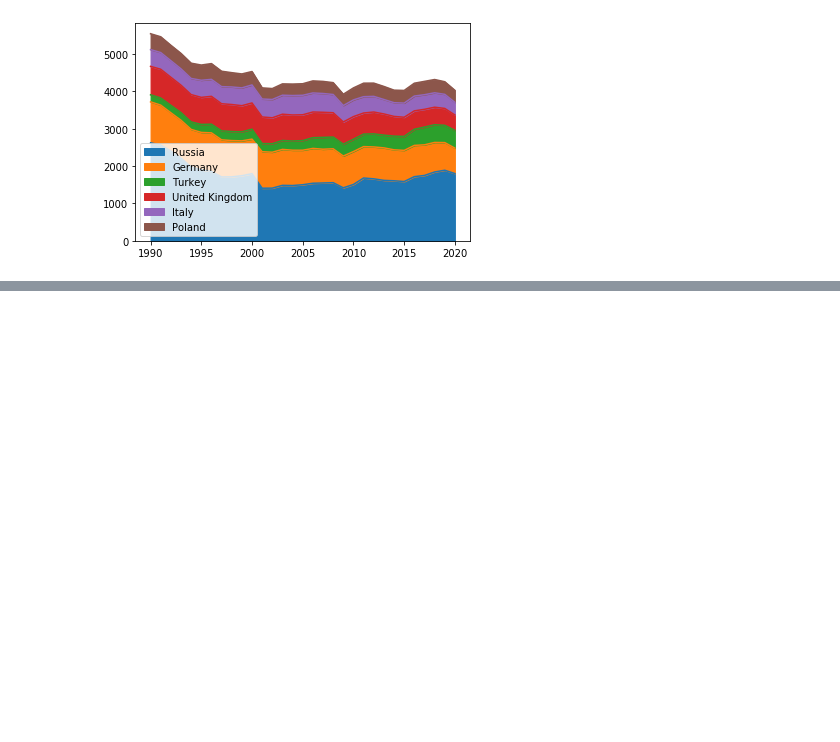
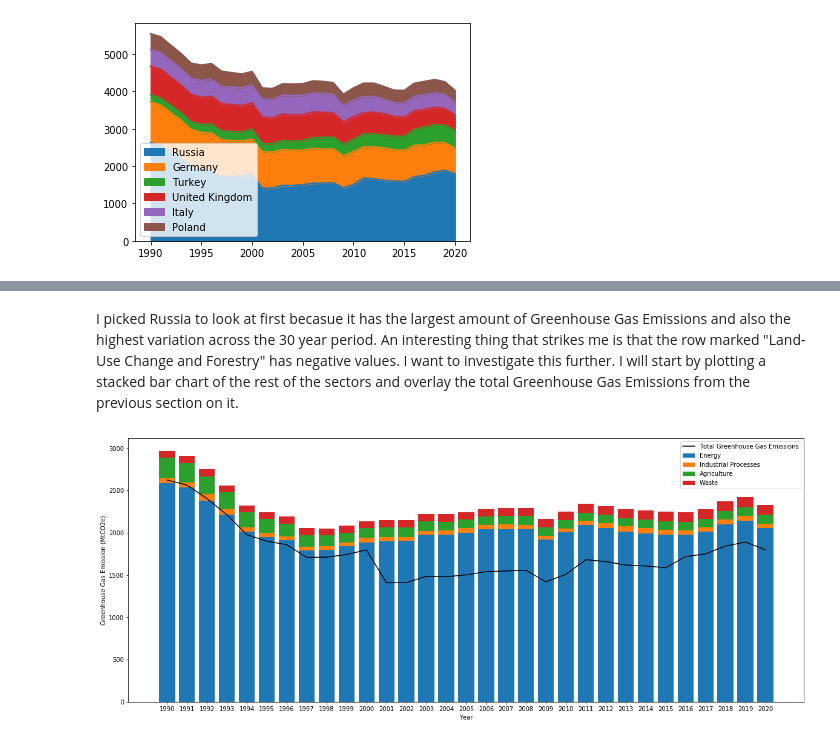
Before and after one commit to JamieHoughton1/JamiesProjects, a Jupyter notebook: ClimateWatchData/EuropeAndCentralAsiaData1990-2020.ipynb, the cells around one changed output, grey strips where cells are left out. Drawn from its saved outputs; the diff is of its cells as text; code cells hidden in the pictures; blank space fills up the shorter version.

```diff
--- a/ClimateWatchData/EuropeAndCentralAsiaData1990-2020.ipynb
+++ b/ClimateWatchData/EuropeAndCentralAsiaData1990-2020.ipynb
@@ -76,0 +79,4 @@ stackedPlotData_Transposed.plot.area()
+# %%
+russia = pd.read_csv('/Users/jamiehoughton/JamiesProjects/ghg-emissions-russia.csv')
+
+print(russia.head())
@@ -76,0 +101,22 @@ stackedPlotData_Transposed.plot.area()
+# %% [markdown]
+I picked Russia to look at first becasue it has the largest amount of Greenhouse Gas Emissions and also the highest variation across the 30 year period. An interesting thing that strikes me is that the row marked "Land-Use Change and Forestry" has negative values. I want to investigate this further. I will start by plotting a stacked bar chart of the rest of the sectors and overlay the total Greenhouse Gas Emissions from the previous section on it.
+# %%
+xlabel = 'Year'
+ylabel = 'Greenhouse Gas Emission (MtCO2e)'
+
+plt.figure(figsize=(20,8))
+
+plt.plot(historicalEmissionsReverse.columns[:31],historicalEmissionsReverse.iloc[0, :31], label='Total Greenhouse Gas Emissions', color='black')
+
+
+plt.bar(russia.columns[2:],russia.iloc[0, 2:], label=russia.iloc[0, 0])
+plt.bar(russia.columns[2:],russia.iloc[1, 2:], label=russia.iloc[1, 0], bottom=russia.iloc[0, 2:])
+plt.bar(russia.columns[2:],russia.iloc[2, 2:], label=russia.iloc[2, 0], bottom=(russia.iloc[0, 2:]+russia.iloc[1, 2:]))
+plt.bar(russia.columns[2:],russia.iloc[3, 2:], label=russia.iloc[3, 0], bottom=(russia.iloc[0, 2:]+russia.iloc[1, 2:]+russia.iloc[2, 2:]))
+
+plt.legend()
+plt.xlabel(xlabel)
+plt.ylabel(ylabel)
+plt.show()
+# %% [output]
+[figure, added]
```
Also changed, not shown: parts of 6 cells of this notebook, 2 other files.
